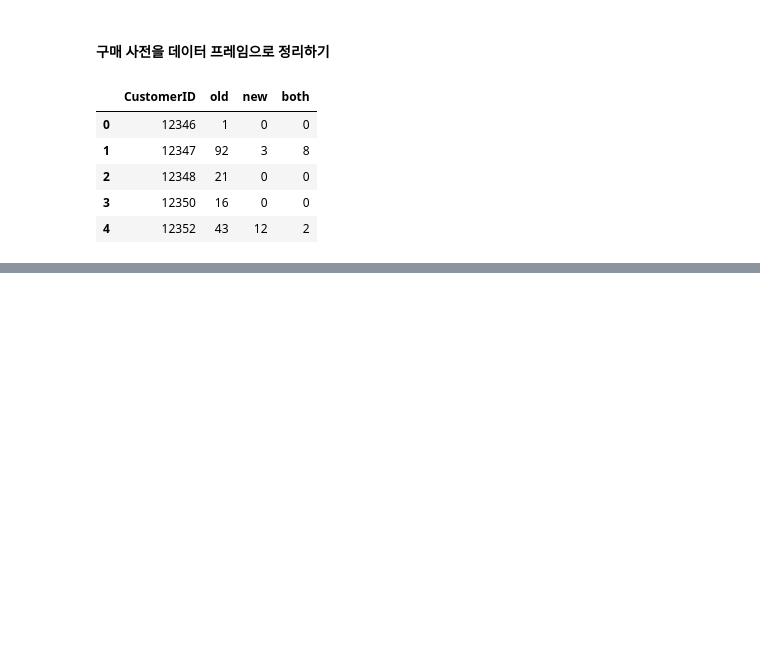
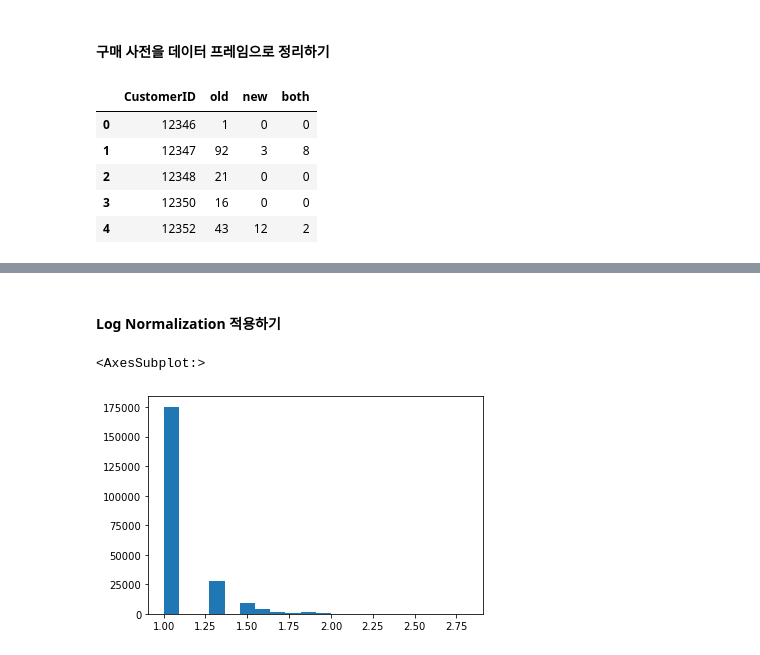
Before and after one commit to choiuikang/with_python, a Jupyter notebook: chapter-5.2.ipynb, the cells around one changed output, grey strips where cells are left out. Cells and saved outputs as stored; diff of their text form; code cells hidden in the pictures; blank space fills up the shorter version.

```diff
--- a/chapter-5.2.ipynb
+++ b/chapter-5.2.ipynb
@@ -389,0 +467,8 @@ print(df_order_info.shape[0])
+# %% [markdown]
+#### Log Normalization 적용하기
+# %%
+# Ration(InvoiceNo) 피처를 log normalization 해준 뒤, 다시 분포를 탐색합니다.
+uir_df['InvoiceNo'].apply(lambda x: np.log10(x)+1).hist(bins=20, grid=False)
+# %% [output]
+<AxesSubplot:>
+[figure, added]
```
Also changed, not shown: parts of 33 cells of this notebook.
